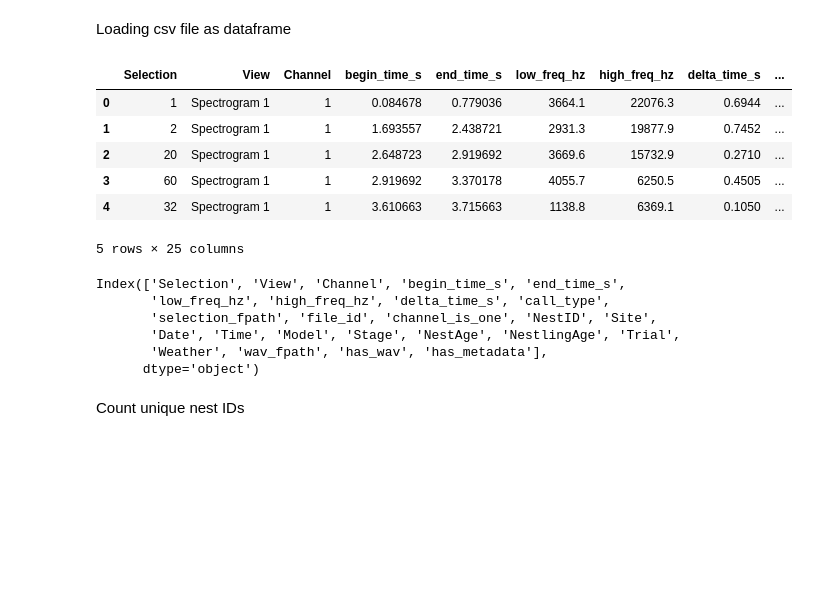
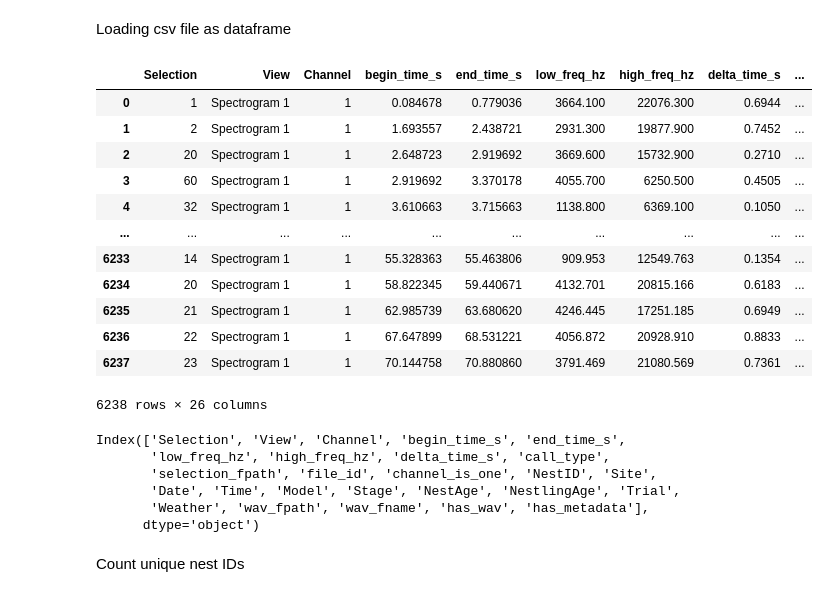
Before and after one commit to birdsocks/blackbird_calls, a Jupyter notebook: Dataset_processing/Datasets/Data_exploration.ipynb, the cells around one changed output. Saved outputs shown, nothing was run; the diff lists cells and outputs as text; code cells hidden in the pictures; blank space fills up the shorter version.

```diff
--- a/Dataset_processing/Datasets/Data_exploration.ipynb
+++ b/Dataset_processing/Datasets/Data_exploration.ipynb
@@ -2,16 +2,22 @@
 Loading csv file as dataframe
 # %%
 import pandas as pd
-df = pd.read_csv('cv4e_calls_channel1.csv')
-df.head()
+df = pd.read_csv('cv4e_calls_channel1_v2.csv')
+df
 # %% [output]
 |  | Selection | View | Channel | begin_time_s | end_time_s | low_freq_hz | high_freq_hz | delta_time_s | ... |
-| 0 | 1 | Spectrogram 1 | 1 | 0.084678 | 0.779036 | 3664.1 | 22076.3 | 0.6944 | ... |
-| 1 | 2 | Spectrogram 1 | 1 | 1.693557 | 2.438721 | 2931.3 | 19877.9 | 0.7452 | ... |
-| 2 | 20 | Spectrogram 1 | 1 | 2.648723 | 2.919692 | 3669.6 | 15732.9 | 0.2710 | ... |
-| 3 | 60 | Spectrogram 1 | 1 | 2.919692 | 3.370178 | 4055.7 | 6250.5 | 0.4505 | ... |
-| 4 | 32 | Spectrogram 1 | 1 | 3.610663 | 3.715663 | 1138.8 | 6369.1 | 0.1050 | ... |
+| 0 | 1 | Spectrogram 1 | 1 | 0.084678 | 0.779036 | 3664.100 | 22076.300 | 0.6944 | ... |
+| 1 | 2 | Spectrogram 1 | 1 | 1.693557 | 2.438721 | 2931.300 | 19877.900 | 0.7452 | ... |
+| 2 | 20 | Spectrogram 1 | 1 | 2.648723 | 2.919692 | 3669.600 | 15732.900 | 0.2710 | ... |
+| 3 | 60 | Spectrogram 1 | 1 | 2.919692 | 3.370178 | 4055.700 | 6250.500 | 0.4505 | ... |
+| 4 | 32 | Spectrogram 1 | 1 | 3.610663 | 3.715663 | 1138.800 | 6369.100 | 0.1050 | ... |
+| ... | ... | ... | ... | ... | ... | ... | ... | ... | ... |
+| 6233 | 14 | Spectrogram 1 | 1 | 55.328363 | 55.463806 | 909.953 | 12549.763 | 0.1354 | ... |
+| 6234 | 20 | Spectrogram 1 | 1 | 58.822345 | 59.440671 | 4132.701 | 20815.166 | 0.6183 | ... |
+| 6235 | 21 | Spectrogram 1 | 1 | 62.985739 | 63.680620 | 4246.445 | 17251.185 | 0.6949 | ... |
+| 6236 | 22 | Spectrogram 1 | 1 | 67.647899 | 68.531221 | 4056.872 | 20928.910 | 0.8833 | ... |
+| 6237 | 23 | Spectrogram 1 | 1 | 70.144758 | 70.880860 | 3791.469 | 21080.569 | 0.7361 | ... |
-5 rows × 25 columns
+6238 rows × 26 columns
 # %%
 df.columns
 # %% [output]
@@ -19,7 +25,7 @@ Index(['Selection', 'View', 'Channel', 'begin_time_s', 'end_time_s',
        'low_freq_hz', 'high_freq_hz', 'delta_time_s', 'call_type',
        'selection_fpath', 'file_id', 'channel_is_one', 'NestID', 'Site',
        'Date', 'Time', 'Model', 'Stage', 'NestAge', 'NestlingAge', 'Trial',
-       'Weather', 'wav_fpath', 'has_wav', 'has_metadata'],
+       'Weather', 'wav_fpath', 'wav_fname', 'has_wav', 'has_metadata'],
       dtype='object')
 # %% [markdown]
 Count unique nest IDs
```
Also changed, not shown: parts of 15 cells of this notebook, 3 other files.
